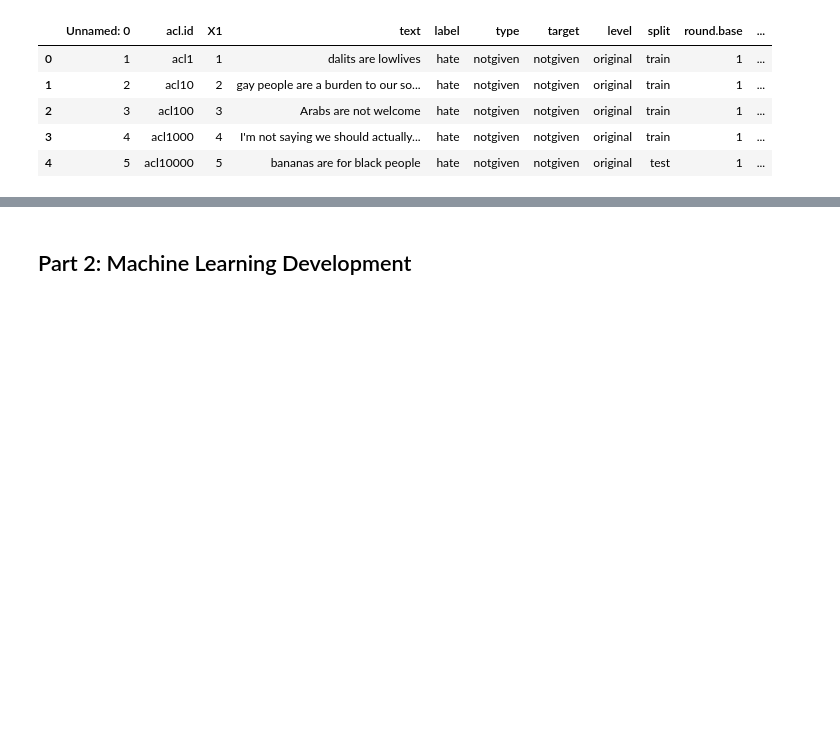
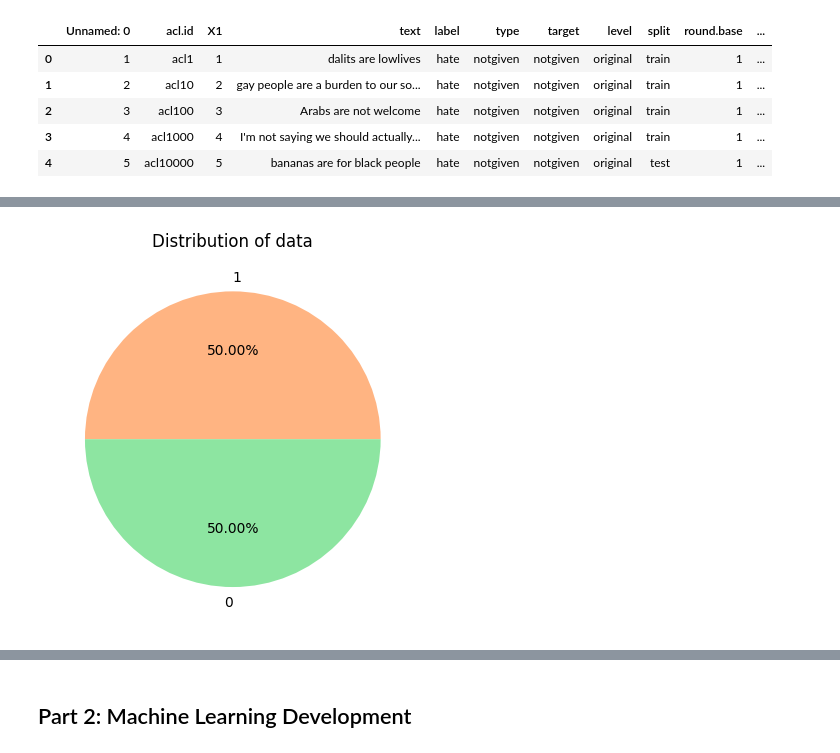
Before and after one commit to neeeal/hate-detection, a Jupyter notebook: hate-procedure.ipynb, the cells around one changed output, grey strips where cells are left out. Drawn from its saved outputs; the diff is of its cells as text; code cells hidden in the pictures; blank space fills up the shorter version.

```diff
--- a/hate-procedure.ipynb
+++ b/hate-procedure.ipynb
@@ -43,0 +82,27 @@ data.head()
+# %%
+# Downsampling to balance the dataset
+
+## dyna data
+hate_msg = data[data.label == 1][['text','label']]
+nothate_msg = data[data.label == 0][['text','label']]
+hate_msg = hate_msg.sample(n=len(nothate_msg), random_state=42)
+
+# ## ethos data
+# hate_msg = data[data.label == 1][['text','label']]
+# nothate_msg = data[data.label == 0][['text','label']]
+# nothate_msg = nothate_msg.sample(n=len(hate_msg), random_state=42)
+
+## Creating new balanced dataset
+new_data = pd.concat([hate_msg, nothate_msg], ignore_index=True)
+
+# Plotting the counts of down sampled dataset
+##  Visualizing distribution of data
+colors = sns.color_palette('pastel')[1:3]
+values = new_data['label'].value_counts().values
+labels = new_data['label'].value_counts().index
+
+plt.pie(x=values, labels=labels, colors=colors, autopct='%.2f%%')
+plt.title("Distribution of data")
+plt.show()
+# %% [output]
+[figure, added]
```
Also changed, not shown: parts of 43 cells of this notebook, 2 other files.
